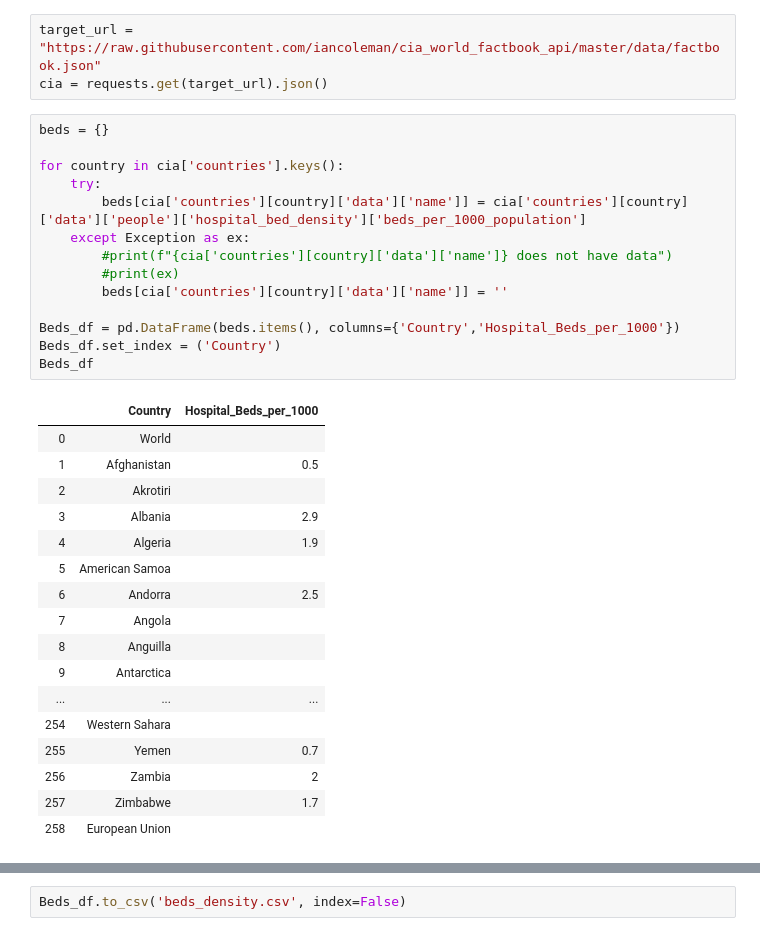
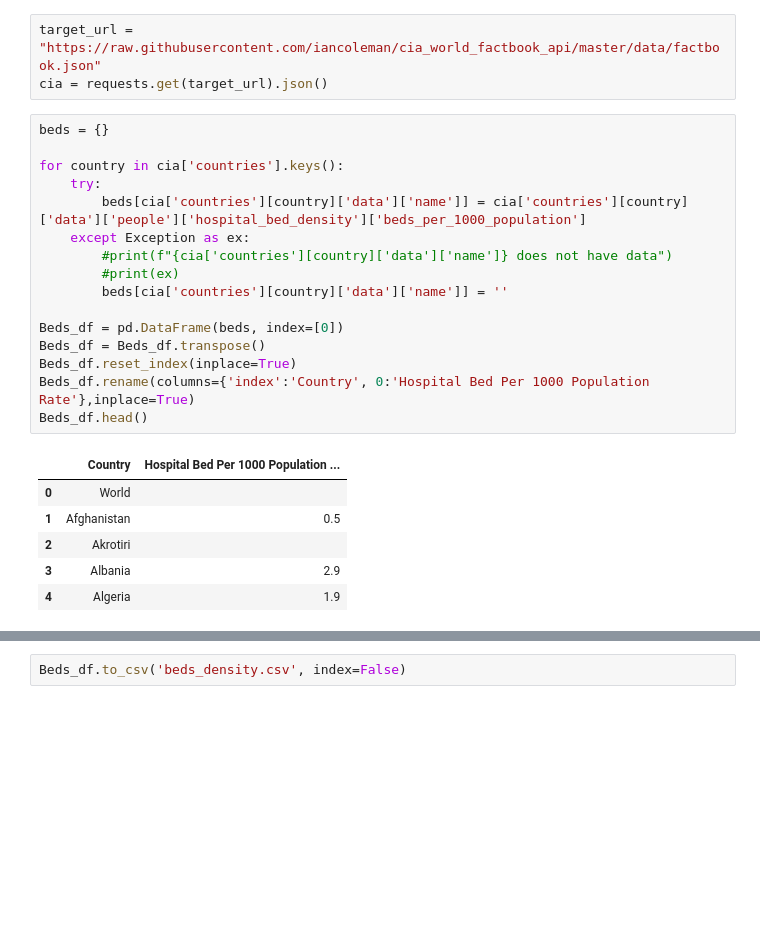
Before and after one commit to shozi91/PredictingCOVID, a Jupyter notebook: merged_data.ipynb, the cells around one changed output, grey strips where cells are left out. Drawn from its saved outputs; the diff is of its cells as text; blank space fills up the shorter version.

Commit message:
cleaned data in merged notebook

```diff
--- a/merged_data.ipynb
+++ b/merged_data.ipynb
@@ -97,35 +105,26 @@ cia = requests.get(target_url).json()
 # %%
 beds = {}
 
 for country in cia['countries'].keys():
     try:
         beds[cia['countries'][country]['data']['name']] = cia['countries'][country]['data']['people']['hospital_bed_density']['beds_per_1000_population']
     except Exception as ex:
         #print(f"{cia['countries'][country]['data']['name']} does not have data")
         #print(ex)
         beds[cia['countries'][country]['data']['name']] = ''
 
-Beds_df = pd.DataFrame(beds.items(), columns={'Country','Hospital_Beds_per_1000'})
-Beds_df.set_index = ('Country')
-Beds_df
+Beds_df = pd.DataFrame(beds, index=[0])
+Beds_df = Beds_df.transpose()
+Beds_df.reset_index(inplace=True)
+Beds_df.rename(columns={'index':'Country', 0:'Hospital Bed Per 1000 Population Rate'},inplace=True)
+Beds_df.head()
 # %% [output]
-|  | Country | Hospital_Beds_per_1000 |
+|  | Country | Hospital Bed Per 1000 Population ... |
 | 0 | World |  |
 | 1 | Afghanistan | 0.5 |
 | 2 | Akrotiri |  |
 | 3 | Albania | 2.9 |
 | 4 | Algeria | 1.9 |
-| 5 | American Samoa |  |
-| 6 | Andorra | 2.5 |
-| 7 | Angola |  |
-| 8 | Anguilla |  |
-| 9 | Antarctica |  |
-| ... | ... | ... |
-| 254 | Western Sahara |  |
-| 255 | Yemen | 0.7 |
-| 256 | Zambia | 2 |
-| 257 | Zimbabwe | 1.7 |
-| 258 | European Union |  |
 # %%
 literacy = {}
 
```
Also changed, not shown: parts of 15 cells of this notebook, 3 other files.
